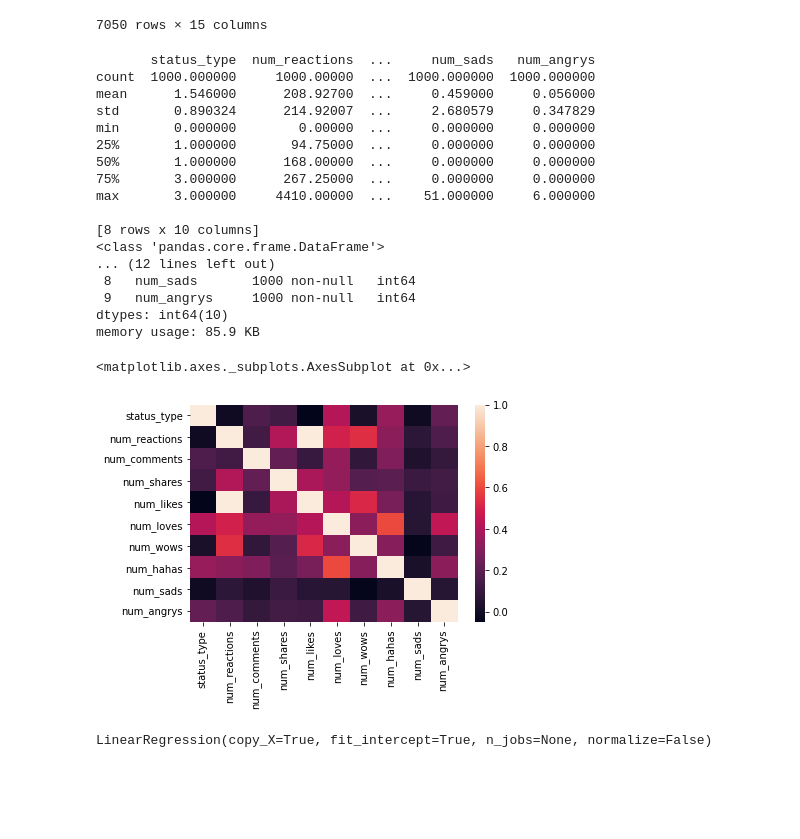
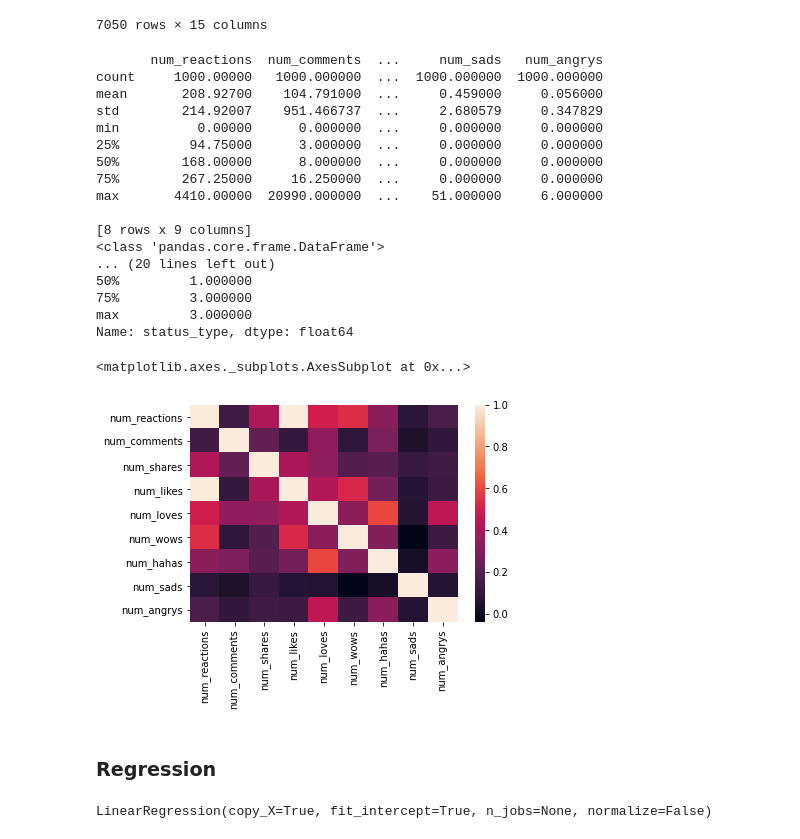
Before and after one commit to pablojgm/AICamp, a Jupyter notebook: Untitled1.ipynb, the cells around one changed output. Cells and saved outputs as stored; diff of their text form; code cells hidden in the pictures; blank space fills up the shorter version.

```diff
--- a/Untitled1.ipynb
+++ b/Untitled1.ipynb
@@ -51,43 +53,43 @@ dataset
 | 7050 | photo | 9/10/2016 10:30 | 17 | 0 | 0 | 17 | 0 | ... |
 7050 rows × 15 columns
 # %%
+from sklearn.preprocessing import LabelEncoder
+import seaborn as sns
+
 data = dataset.iloc[:1000,:-4]
-
-data['status_type'].unique()
-
-from sklearn.preprocessing import LabelEncoder
-
 le = LabelEncoder()
 data['status_type'] = le.fit_transform(data['status_type'])
-data.drop(['status_published'], axis=1, inplace=True)
-data
 target = data['status_type']
+data.drop(['status_published', 'status_type'], axis=1, inplace=True)
 
 print(data.describe())
 data.info()
 
-import seaborn as sns
+print(target.describe())
+
 sns.heatmap(data.corr(method='pearson'))
 # %% [output]
-       status_type  num_reactions  ...     num_sads   num_angrys
-count  1000.000000     1000.00000  ...  1000.000000  1000.000000
-mean      1.546000      208.92700  ...     0.459000     0.056000
-std       0.890324      214.92007  ...     2.680579     0.347829
-min       0.000000        0.00000  ...     0.000000     0.000000
-25%       1.000000       94.75000  ...     0.000000     0.000000
-50%       1.000000      168.00000  ...     0.000000     0.000000
-75%       3.000000      267.25000  ...     0.000000     0.000000
-max       3.000000     4410.00000  ...    51.000000     6.000000
+       num_reactions  num_comments  ...     num_sads   num_angrys
+count     1000.00000   1000.000000  ...  1000.000000  1000.000000
+mean       208.92700    104.791000  ...     0.459000     0.056000
+std        214.92007    951.466737  ...     2.680579     0.347829
+min          0.00000      0.000000  ...     0.000000     0.000000
+25%         94.75000      3.000000  ...     0.000000     0.000000
+50%        168.00000      8.000000  ...     0.000000     0.000000
+75%        267.25000     16.250000  ...     0.000000     0.000000
+max       4410.00000  20990.000000  ...    51.000000     6.000000
 
-[8 rows x 10 columns]
+[8 rows x 9 columns]
 <class 'pandas.core.frame.DataFrame'>
-... (12 lines left out)
- 8   num_sads       1000 non-null   int64
- 9   num_angrys     1000 non-null   int64
-dtypes: int64(10)
-memory usage: 85.9 KB
+... (20 lines left out)
+50%         1.000000
+75%         3.000000
+max         3.000000
+Name: status_type, dtype: float64
 <matplotlib.axes._subplots.AxesSubplot at 0x...>
-[figure, old version]
+[figure, new version]
+# %% [markdown]
+### Regression
 # %%
 from sklearn.model_selection import train_test_split
 
```
Also changed, not shown: parts of 15 cells of this notebook.
